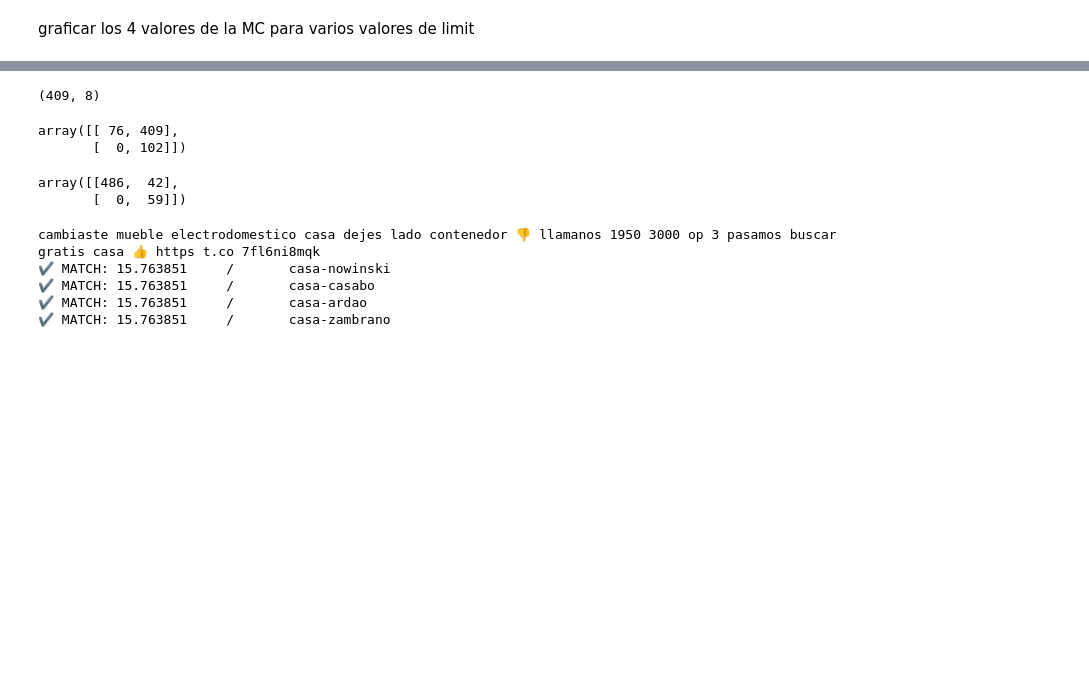
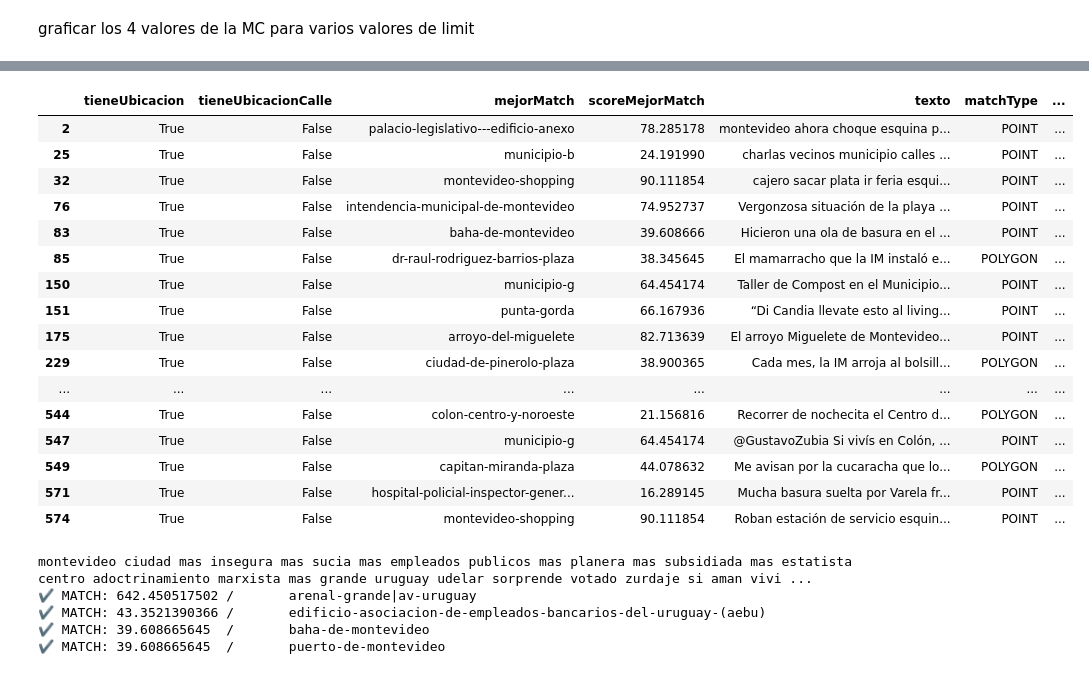
Before and after one commit to raulsperoni/krypton-geo-tagger, a Jupyter notebook: jupyter/notebooks/0.ElasticAnalysis.ipynb, the cells around one changed output, grey strips where cells are left out. Cells and saved outputs as stored; diff of their text form; code cells hidden in the pictures; blank space fills up the shorter version.

```diff
--- a/jupyter/notebooks/0.ElasticAnalysis.ipynb
+++ b/jupyter/notebooks/0.ElasticAnalysis.ipynb
@@ -275,31 +308,38 @@ test_set
+# %%
+test_set[
+    (test_set['tieneUbicacion'] == True) &
+    (test_set['encontreUbicacion'] == False)
+]
+# %% [output]
+|  | tieneUbicacion | tieneUbicacionCalle | mejorMatch | scoreMejorMatch | texto | matchType | ... |
+| 2 | True | False | palacio-legislativo---edificio-anexo | 78.285178 | montevideo ahora choque esquina p... | POINT | ... |
+| 25 | True | False | municipio-b | 24.191990 | charlas vecinos municipio calles ... | POINT | ... |
+| 32 | True | False | montevideo-shopping | 90.111854 | cajero sacar plata ir feria esqui... | POINT | ... |
+| 76 | True | False | intendencia-municipal-de-montevideo | 74.952737 | Vergonzosa situación de la playa ... | POINT | ... |
+| 83 | True | False | baha-de-montevideo | 39.608666 | Hicieron una ola de basura en el ... | POINT | ... |
+| 85 | True | False | dr-raul-rodriguez-barrios-plaza | 38.345645 | El mamarracho que la IM instaló e... | POLYGON | ... |
+| 150 | True | False | municipio-g | 64.454174 | Taller de Compost en el Municipio... | POINT | ... |
+| 151 | True | False | punta-gorda | 66.167936 | “Di Candia llevate esto al living... | POINT | ... |
+| 175 | True | False | arroyo-del-miguelete | 82.713639 | El arroyo Miguelete de Montevideo... | POINT | ... |
+| 229 | True | False | ciudad-de-pinerolo-plaza | 38.900365 | Cada mes, la IM arroja al bolsill... | POLYGON | ... |
+| ... | ... | ... | ... | ... | ... | ... | ... |
+| 544 | True | False | colon-centro-y-noroeste | 21.156816 | Recorrer de nochecita el Centro d... | POLYGON | ... |
+| 547 | True | False | municipio-g | 64.454174 | @GustavoZubia Si vivís en Colón, ... | POINT | ... |
+| 549 | True | False | capitan-miranda-plaza | 44.078632 | Me avisan por la cucaracha que lo... | POLYGON | ... |
+| 571 | True | False | hospital-policial-inspector-gener... | 16.289145 | Mucha basura suelta por Varela fr... | POINT | ... |
+| 574 | True | False | montevideo-shopping | 90.111854 | Roban estación de servicio esquin... | POINT | ... |
 # %%
 test_set.to_csv('test_complete.csv')
-# %%
-test_set[(test_set['tieneUbicacion']==False) & (test_set['encontreUbicacion']==True)].shape
-# %% [output]
-(409, 8)
-# %%
-from sklearn.metrics import confusion_matrix as cm
-cm(test_set['tieneUbicacion'],test_set['encontreUbicacion'])
-# %% [output]
-array([[ 76, 409],
-       [  0, 102]])
-# %%
-cm(test_set['tieneUbicacionCalle'],test_set['encontreUbicacionCalle'])
-# %% [output]
-array([[486,  42],
-       [  0,  59]])
 # %%
-text = test_set['texto'][78]
-
+text = test_set['texto'][472]
 print(analyzedText(text))
 results, matches = complete_search(text,500,True)
 for match in matches[:4]:
     print ('✔️ MATCH: {}\t/\t{}'.format(match[1]['score'],match[0]))
 print('\n')
 # %% [output]
-cambiaste mueble electrodomestico casa dejes lado contenedor 👎 llamanos 1950 3000 op 3 pasamos buscar gratis casa 👍 https t.co 7fl6ni8mqk
-✔️ MATCH: 15.763851     /       casa-nowinski
-✔️ MATCH: 15.763851     /       casa-casabo
-✔️ MATCH: 15.763851     /       casa-ardao
-✔️ MATCH: 15.763851     /       casa-zambrano
+montevideo ciudad mas insegura mas sucia mas empleados publicos mas planera mas subsidiada mas estatista centro adoctrinamiento marxista mas grande uruguay udelar sorprende votado zurdaje si aman vivi ...
+✔️ MATCH: 642.450517502 /       arenal-grande|av-uruguay
+✔️ MATCH: 43.3521390366 /       edificio-asociacion-de-empleados-bancarios-del-uruguay-(aebu)
+✔️ MATCH: 39.608665645  /       baha-de-montevideo
+✔️ MATCH: 39.608665645  /       puerto-de-montevideo
```
Also changed, not shown: parts of 15 cells of this notebook, 2 other files.
